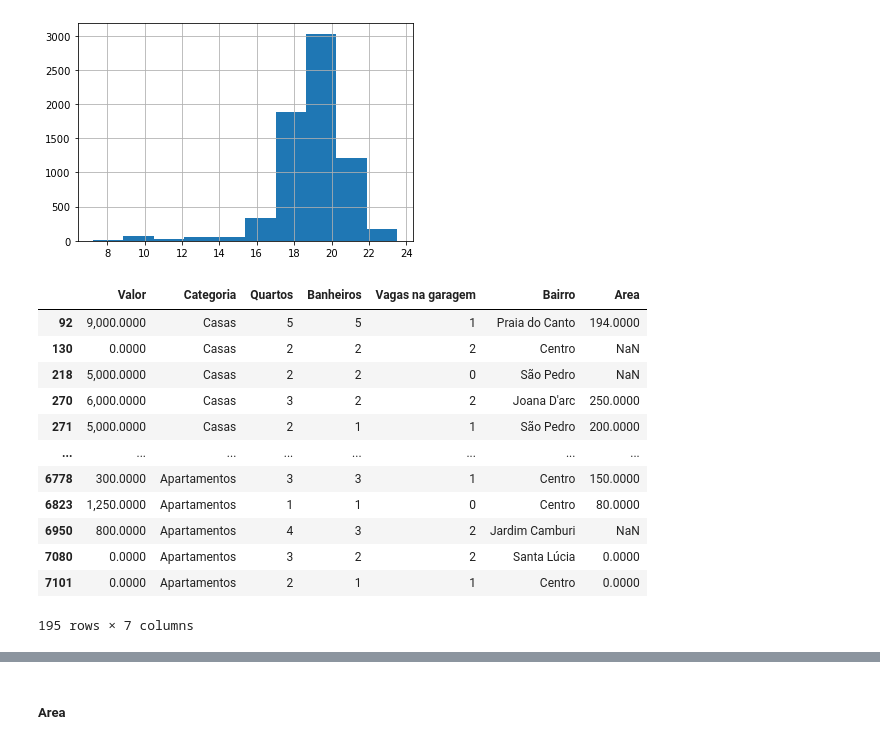
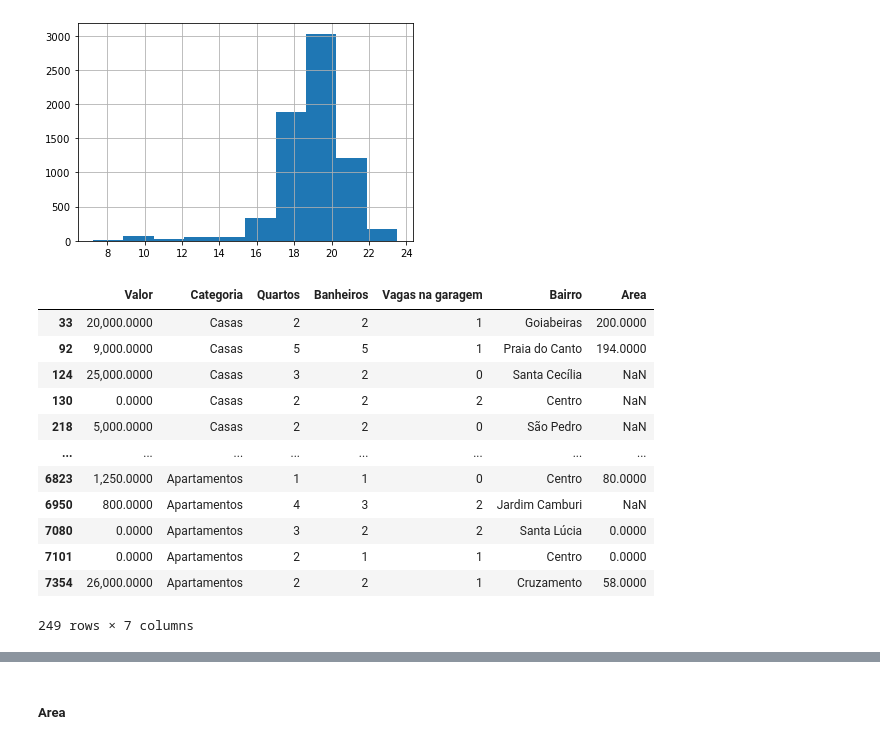
Before and after one commit to arthurcsp/mlStuff, a Jupyter notebook: Projects/OlxHousePricePrediction/Analysis/dataAnalysis.ipynb, the cells around one changed output, grey strips where cells are left out. Cells and saved outputs as stored; diff of their text form; code cells hidden in the pictures.

```diff
--- a/Projects/OlxHousePricePrediction/Analysis/dataAnalysis.ipynb
+++ b/Projects/OlxHousePricePrediction/Analysis/dataAnalysis.ipynb
@@ -63,19 +63,19 @@ np.log2(df[df['Valor']>0]['Valor']).hist()
 <AxesSubplot:>
 [figure]
 # %%
-df[df['Valor']<=16500]
+df[df['Valor']<=42000]
 # %% [output]
 |  | Valor | Categoria | Quartos | Banheiros | Vagas na garagem | Bairro | Area |
+| 33 | 20,000.0000 | Casas | 2 | 2 | 1 | Goiabeiras | 200.0000 |
 | 92 | 9,000.0000 | Casas | 5 | 5 | 1 | Praia do Canto | 194.0000 |
+| 124 | 25,000.0000 | Casas | 3 | 2 | 0 | Santa Cecília | NaN |
 | 130 | 0.0000 | Casas | 2 | 2 | 2 | Centro | NaN |
 | 218 | 5,000.0000 | Casas | 2 | 2 | 0 | São Pedro | NaN |
-| 270 | 6,000.0000 | Casas | 3 | 2 | 2 | Joana D'arc | 250.0000 |
-| 271 | 5,000.0000 | Casas | 2 | 1 | 1 | São Pedro | 200.0000 |
 | ... | ... | ... | ... | ... | ... | ... | ... |
-| 6778 | 300.0000 | Apartamentos | 3 | 3 | 1 | Centro | 150.0000 |
 | 6823 | 1,250.0000 | Apartamentos | 1 | 1 | 0 | Centro | 80.0000 |
 | 6950 | 800.0000 | Apartamentos | 4 | 3 | 2 | Jardim Camburi | NaN |
 | 7080 | 0.0000 | Apartamentos | 3 | 2 | 2 | Santa Lúcia | 0.0000 |
 | 7101 | 0.0000 | Apartamentos | 2 | 1 | 1 | Centro | 0.0000 |
+| 7354 | 26,000.0000 | Apartamentos | 2 | 2 | 1 | Cruzamento | 58.0000 |
-195 rows × 7 columns
+249 rows × 7 columns
 # %%
```
Also changed, not shown: parts of 31 cells of this notebook.
